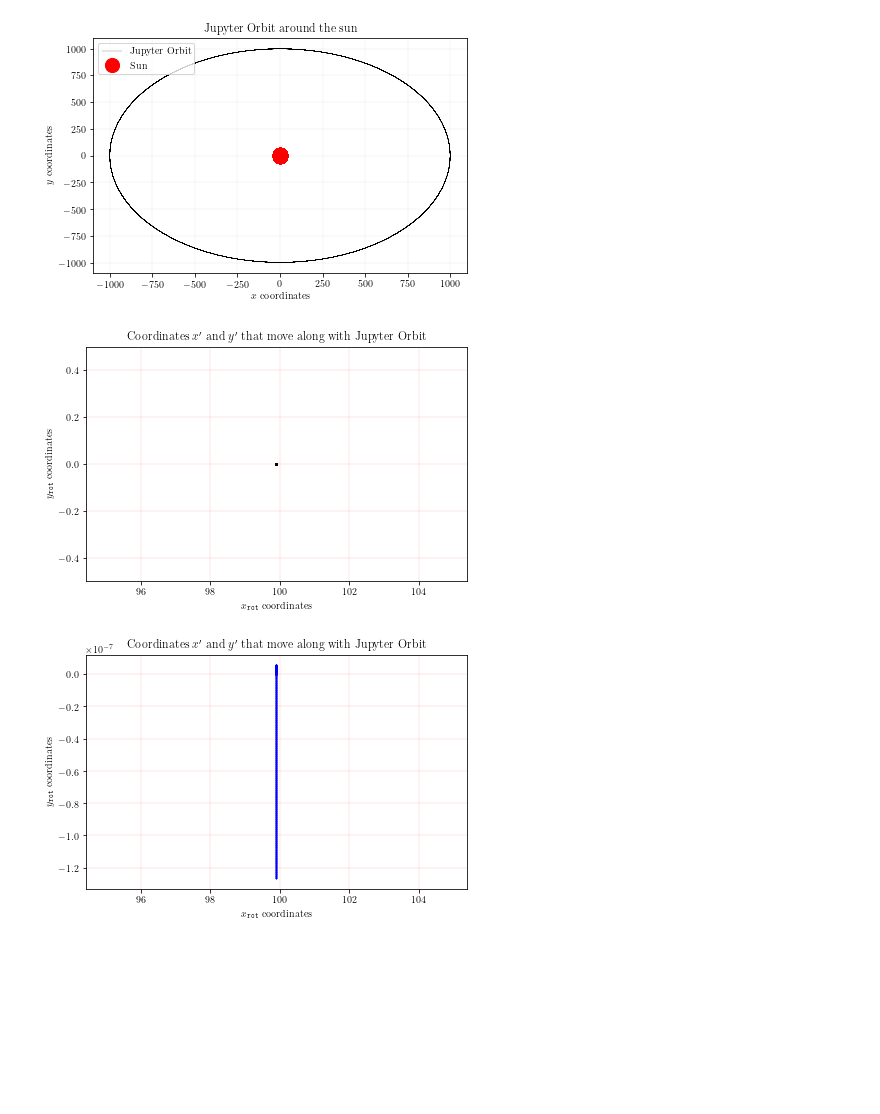
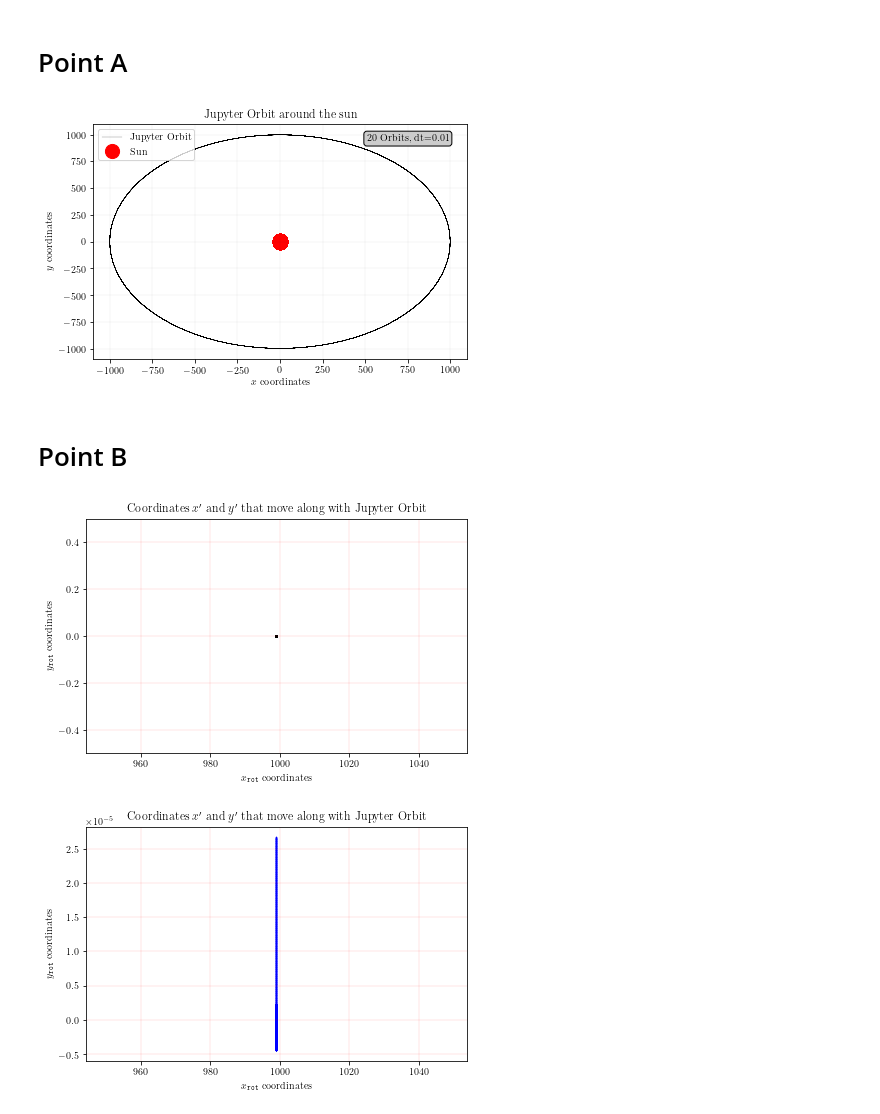
Before and after one commit to srivasb/Trojan_Planets, a Jupyter notebook: Plotting.ipynb, the cells around one changed output. Drawn from its saved outputs; the diff is of its cells as text; code cells hidden in the pictures; blank space fills up the shorter version.

```diff
--- a/Plotting.ipynb
+++ b/Plotting.ipynb
@@ -31,24 +31,30 @@ columns=['x1','y1']
 df=pd.read_table('b.dat',sep=r'\s+',names=columns,dtype='a',engine='python')
 for col in df.columns[:]:
     df[col]=pd.to_numeric(df[col],errors='coerce')
+# %% [markdown]
+# Point A
 # %%
 columns=['x0','y0','x1','y1']
 df1=pd.read_table('a.dat',sep=r'\s+',names=columns,dtype='a',engine='python')
 for col in df1.columns[:]:
     df1[col]=pd.to_numeric(df1[col],errors='coerce')
 
+bbox_args = dict(boxstyle="round", fc="0.8")
 
 fig = plt.figure()
 ax = plt.gca()
 plt.plot(df1.x1,df1.y1,color='k',lw=0.2)
 plt.scatter(df1.x0,df1.y0,c='r',s=200)
 plt.grid(color='k', linestyle='-', linewidth=0.1,alpha=0.35)
 plt.title(r'Jupyter Orbit around the sun')
 plt.xlabel(r'$x$ coordinates')
 plt.ylabel(r'$y$ coordinates')
 ax.legend(['Jupyter Orbit',r'Sun'],loc=0)
+ax.annotate(r'20 Orbits, dt=0.01',xy=(510,940),bbox=bbox_args,)
 plt.tight_layout(0.5)
 plt.show()
 #plt.savefig("a.pdf")
 # %% [output]
-[figure, old version]
+[figure, new version]
+# %% [markdown]
+# Point B
@@ -55,7 +67,7 @@ plt.show()
 # %%
 fig = plt.figure()
 ax = plt.gca()
-plt.scatter(df.x1,df.y1,color='k',marker='.',s=2)
+plt.scatter(df2.x1,df2.y1,color='k',marker='.',s=2)
 ax.set_ylim(-0.5,0.5)
 #plt.scatter(df.x2,df.y2,c='r',s=0.1)
 plt.grid(color='r', linestyle='-', linewidth=0.1,alpha=1)
@@ -66,11 +78,11 @@ plt.tight_layout(0.5)
 plt.show()
 #plt.savefig("b.pdf")
 # %% [output]
-[figure, old version]
+[figure, new version]
 # %%
 fig = plt.figure()
 ax2 = plt.gca()
-plt.scatter(df.x1,df.y1,color='b',marker='.',s=1)
+plt.scatter(df2.x1,df2.y1,color='b',marker='.',s=1)
 #plt.scatter(df.x2,df.y2,c='r',s=0.1)
 plt.grid(color='r', linestyle='-', linewidth=0.1,alpha=1)
 plt.title(r'Coordinates $x^\prime$ and $y^\prime$ that move along with Jupyter Orbit')
@@ -80,7 +92,7 @@ plt.tight_layout(0.5)
 plt.show()
 #plt.savefig("b.pdf")
 # %% [output]
-[figure, old version]
+[figure, new version]
 # %%
 import mpl_toolkits.axes_grid1.inset_locator as mpl_il
 # %%
```
Also changed, not shown: parts of 2 cells of this notebook, 7 other files.
